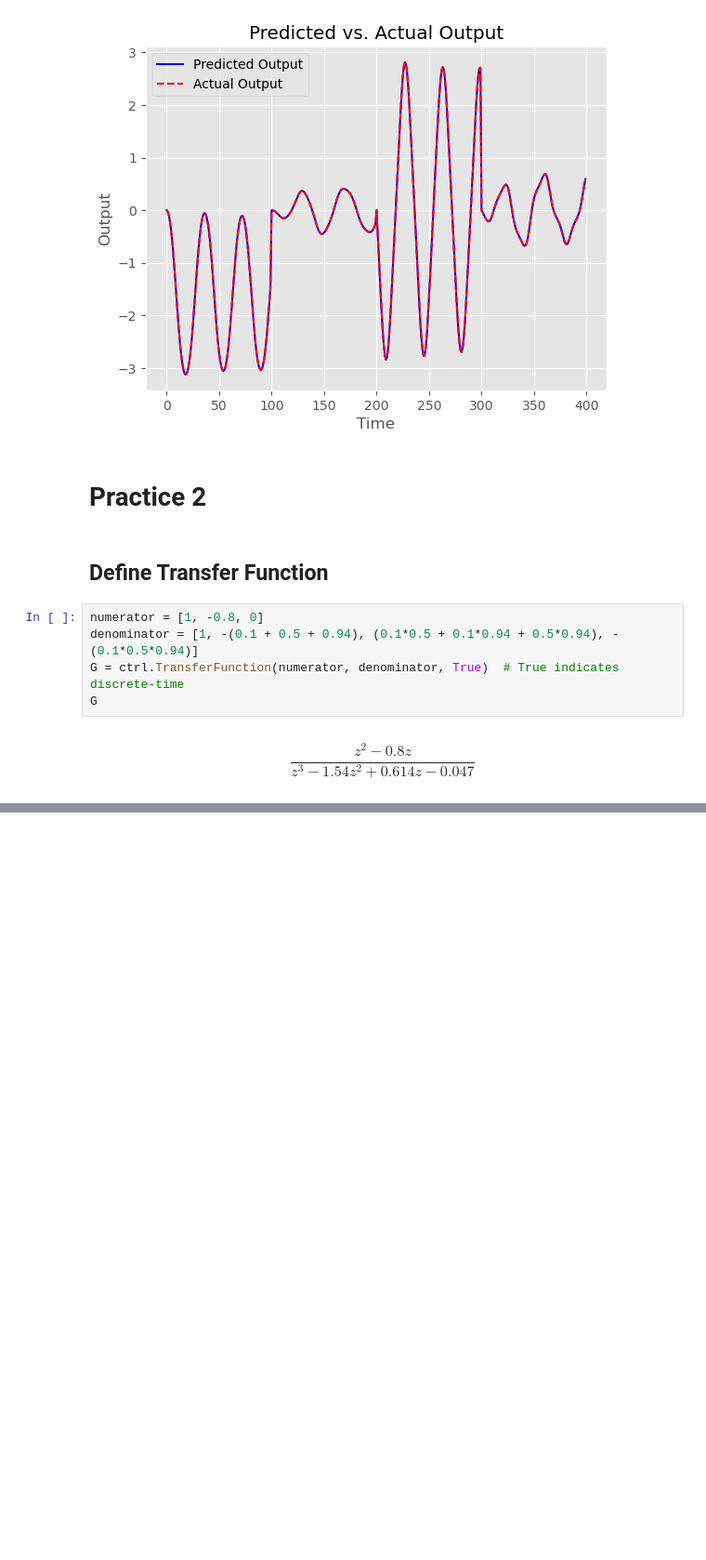
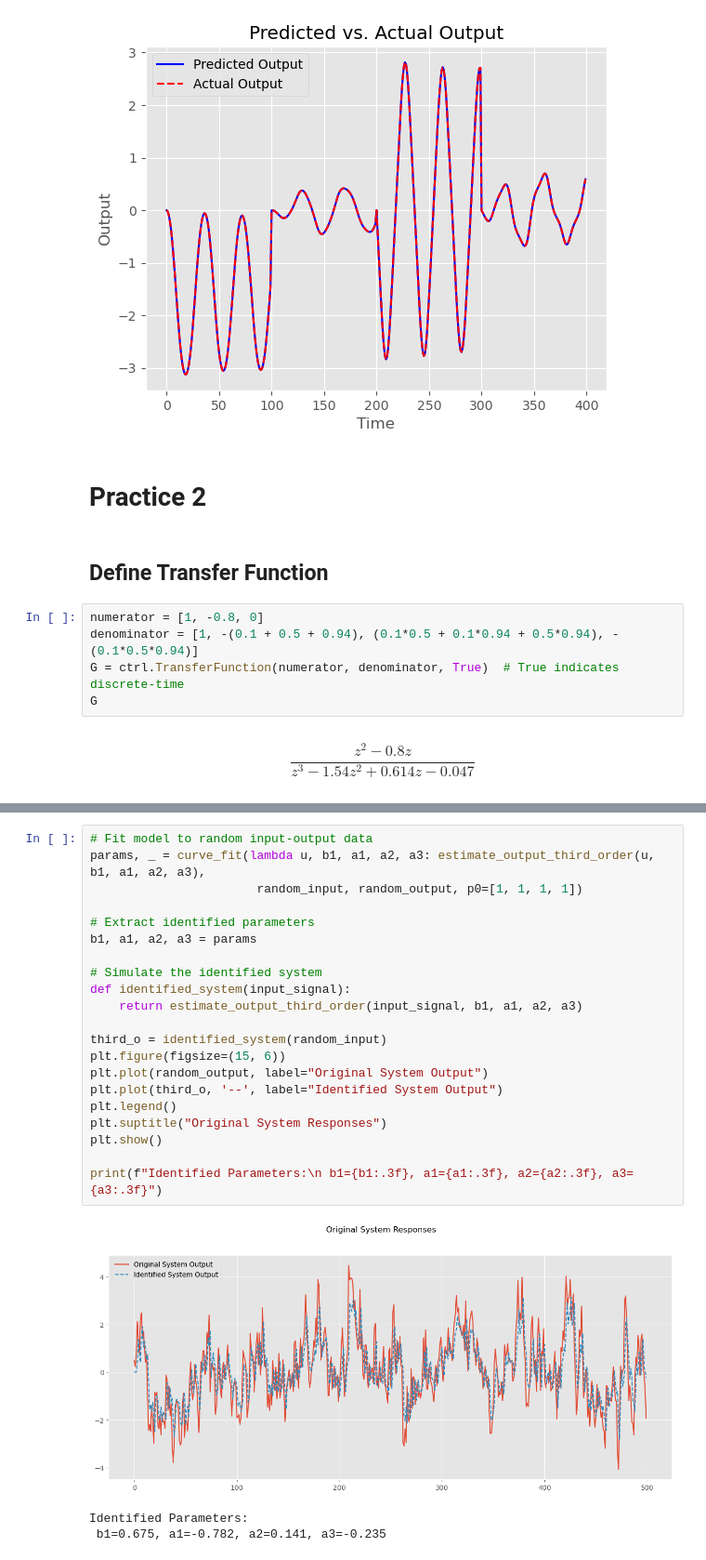
Before and after one commit to mmahdin/Computational-Intelligence-EE-AUT, a Jupyter notebook: lab/9/main.ipynb, the cells around one changed output, grey strips where cells are left out. Shown at 93% size. Drawn from its saved outputs; the diff is of its cells as text; blank space fills up the shorter version.

```diff
--- a/lab/9/main.ipynb
+++ b/lab/9/main.ipynb
@@ -531,0 +626,25 @@ plt.show()
+# %%
+# Fit model to random input-output data
+params, _ = curve_fit(lambda u, b1, a1, a2, a3: estimate_output_third_order(u, b1, a1, a2, a3),
+                       random_input, random_output, p0=[1, 1, 1, 1])
+
+# Extract identified parameters
+b1, a1, a2, a3 = params
+
+# Simulate the identified system
+def identified_system(input_signal):
+    return estimate_output_third_order(input_signal, b1, a1, a2, a3)
+
+third_o = identified_system(random_input)
+plt.figure(figsize=(15, 6))
+plt.plot(random_output, label="Original System Output")
+plt.plot(third_o, '--', label="Identified System Output")
+plt.legend()
+plt.suptitle("Original System Responses")
+plt.show()
+
+print(f"Identified Parameters:\n b1={b1:.3f}, a1={a1:.3f}, a2={a2:.3f}, a3={a3:.3f}")
+# %% [output]
+[figure, added]
+Identified Parameters:
+ b1=0.675, a1=-0.782, a2=0.141, a3=-0.235
```
Also changed, not shown: parts of 9 cells of this notebook.
